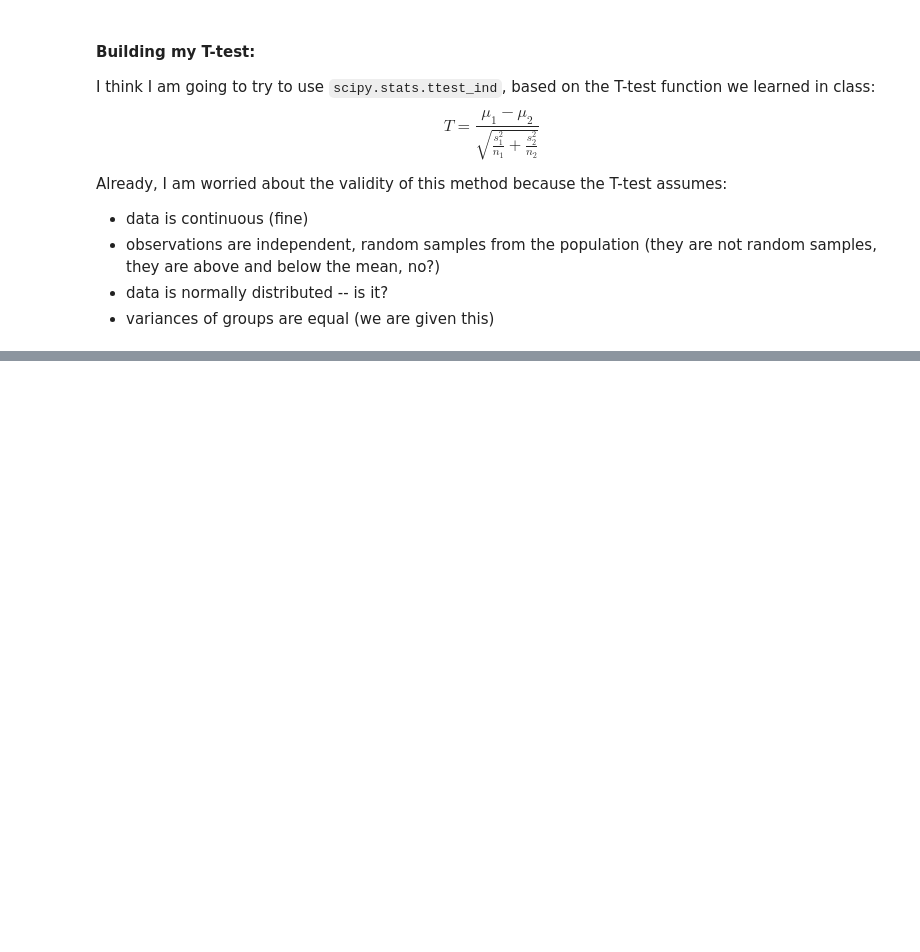
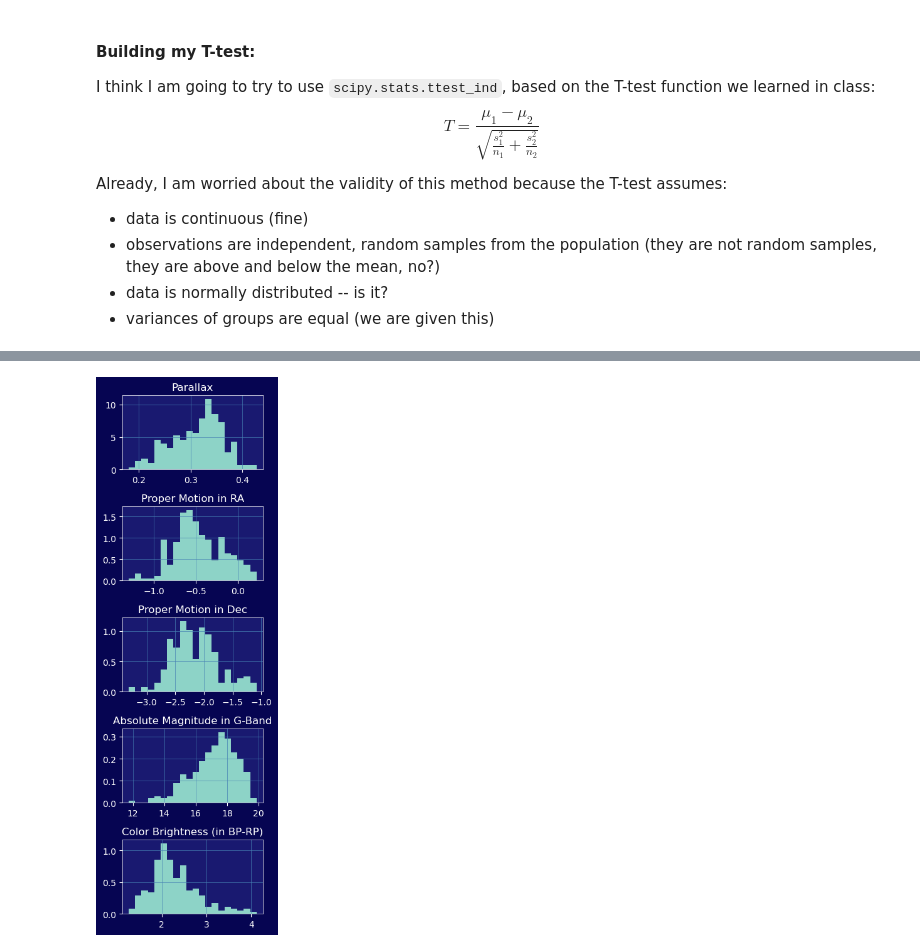
Before and after one commit to lea-y01/phys_stats, a Jupyter notebook: assignments/assignment_1/Assignment_1_V3.ipynb, the cells around one changed output, grey strips where cells are left out. Saved outputs shown, nothing was run; the diff lists cells and outputs as text; code cells hidden in the pictures; blank space fills up the shorter version.

```diff
--- a/assignments/assignment_1/Assignment_1_V3.ipynb
+++ b/assignments/assignment_1/Assignment_1_V3.ipynb
@@ -694,0 +837,15 @@ TtestResult(statistic=4.376528848187094, pvalue=1.7888279979764405e-05, df=244.0
+# %%
+fig, ax = plt.subplots(5, 1, figsize = (3,9))
+ax[0].hist(my_cluster['Plx'], density = True, bins = 20, label = 'Plx')
+ax[0].set_title('Parallax')
+ax[1].hist(my_cluster['pmRA'], density = True, bins = 20)
+ax[1].set_title('Proper Motion in RA')
+ax[2].hist(my_cluster['pmDE'], density = True, bins = 20)
+ax[2].set_title('Proper Motion in Dec')
+ax[3].hist(my_cluster['Gmag'], density = True, bins = 20)
+ax[3].set_title('Absolute Magnitude in G-Band')
+ax[4].hist(my_cluster['BP-RP'], density = True, bins = 20)
+ax[4].set_title('Color Brightness (in BP-RP)')
+plt.tight_layout()
+# %% [output]
+[figure, added]
```
Also changed, not shown: parts of 35 cells of this notebook, 2 other files.
